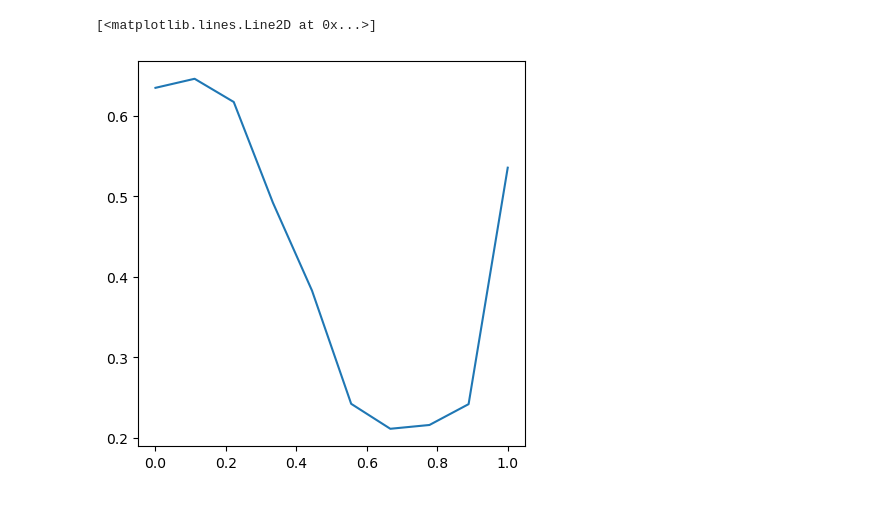
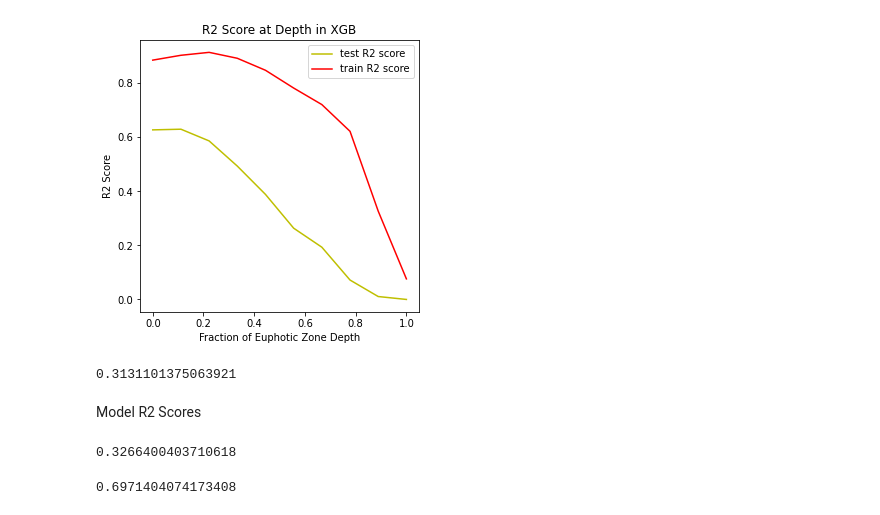
Before and after one commit to gnyirjesy/ocean-depth-characterization, a Jupyter notebook: preliminary_models/final_ml_testing_bh.ipynb, the cells around one changed output. Cells and saved outputs as stored; diff of their text form; code cells hidden in the pictures.

Commit message:
Training and structuring bh (#38)
* training changes

* model pipeline changes and data creation

* new model + html ouputs

* added html files for each potential model

* modifications to final ml

```diff
--- a/preliminary_models/final_ml_testing_bh.ipynb
+++ b/preliminary_models/final_ml_testing_bh.ipynb
@@ -31,6 +115,6 @@ os.getcwd()
 # %%
 # import dataframe
-df_norm_piv = pd.read_csv('../data/final_norm_set_10.csv')
+df_norm_piv = pd.read_csv('../data/final_norm_set_11.csv')
 cluster_indeces = ['HCB', 'PDCM', 'EQ', 'LCB', 'AR', 'SDCM']
 
 # split data
@@ -41,7 +125,7 @@ full_test = df_norm_piv[df_norm_piv.train == 0]
 X_train = full_train[['latitude', 'longitude', 'date_doy_rad', 'sat_chl_month', 'sat_sst_month', 'sat_pic_month', 'sat_aph_443_month']]
 X_test = full_test[['latitude', 'longitude', 'date_doy_rad', 'sat_chl_month', 'sat_sst_month', 'sat_pic_month', 'sat_aph_443_month']]
 # get labels
-label_bins = [0, 1, 2, 3, 4, 5, 6, 7, 8, 9]
+label_bins = [0, 1, 2, 3, 4, 5, 6, 7, 8, 9, 10]
 Y_train = full_train[['norm_' + str(i) for i in label_bins]]
 Y_test = full_test[['norm_' + str(i) for i in label_bins]]
 input_dim = X_train.shape[1]
@@ -228,11 +304,33 @@ plt.plot()
 # %%
 # finally lets check r2 scores on test set
 fig, ax = plt.subplots(1, 1, figsize=(5, 5))
 depts = [i/9 for i in range(10)]
-scores = list()
+te_scores = list()
+tr_scores = list()
 for i in range(10):
-    score = scores.append(r2_score(actuals[:, i], preds[:, i]))
-ax.plot(depts, scores)
+    te_scores.append(r2_score(actuals[:, i], preds[:, i]))
+    tr_scores.append(r2_score(train_ac[:, i], train_pred[:, i]))
+
+ax.plot(depts, te_scores, 'y', label='test R2 score')
+ax.plot(depts, tr_scores, 'r', label='train R2 score')
+ax.set_xlabel('Fraction of Euphotic Zone Depth')
+ax.set_ylabel('R2 Score')
+ax.set_title('R2 Score at Depth in XGB')
+ax.legend()
+plt.show()
 # %% [output]
-[<matplotlib.lines.Line2D at 0x...>]
-[figure, old version]
+[figure, new version]
+# %%
+r2_score(interp_test_dists.iloc[:, :25], final_predictions)
+# %% [output]
+0.3131101375063921
+# %% [markdown]
+Model R2 Scores
+# %%
+np.mean(te_scores)
+# %% [output]
+0.3266400403710618
+# %%
+np.mean(tr_scores)
+# %% [output]
+0.6971404074173408
```
Also changed, not shown: parts of 14 cells of this notebook, 9 other files.
